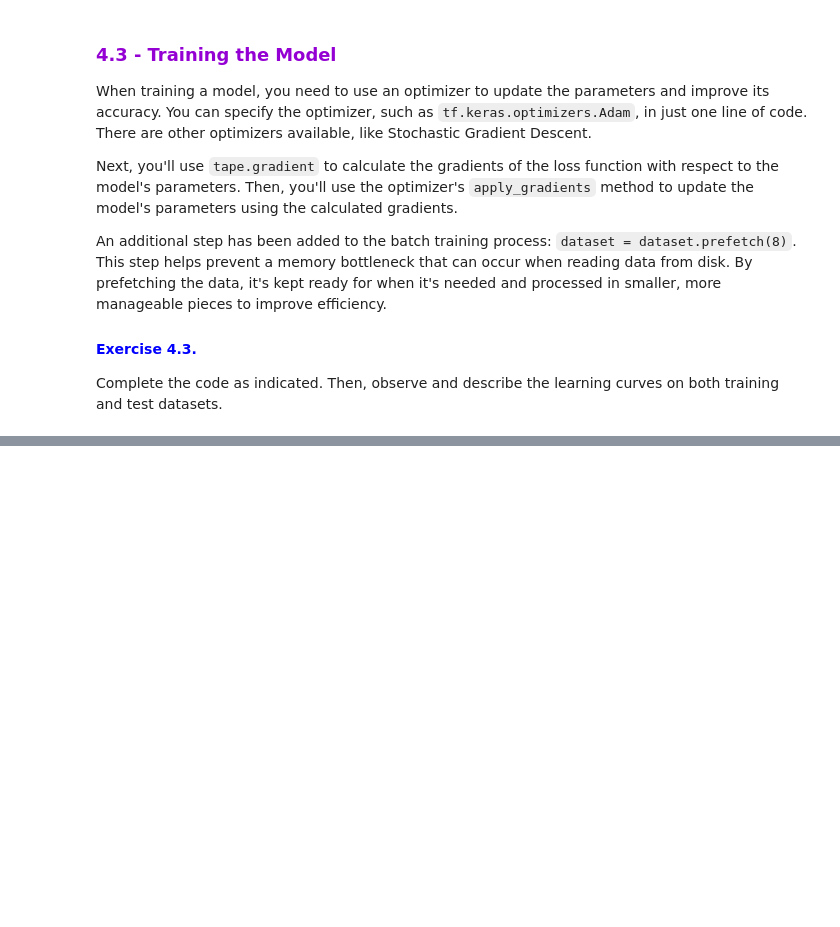
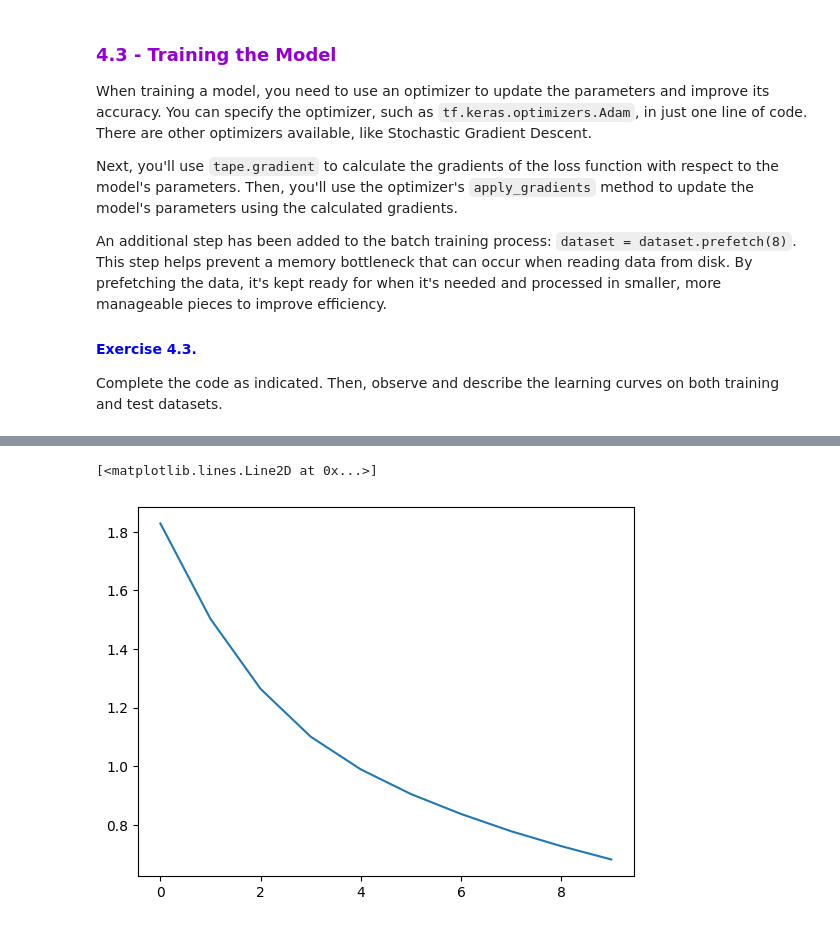
Before and after one commit to AquaBxSchool/2024-2025-ESIR-AA, a Jupyter notebook: TP1/AA_DEL_TP1_NN_TF_vstudents.ipynb, the cells around one changed output, grey strips where cells are left out. Drawn from its saved outputs; the diff is of its cells as text; code cells hidden in the pictures; blank space fills up the shorter version.

```diff
--- a/TP1/AA_DEL_TP1_NN_TF_vstudents.ipynb
+++ b/TP1/AA_DEL_TP1_NN_TF_vstudents.ipynb
@@ -494,7 +494,7 @@ def model(X_train, Y_train, X_test, Y_test, learning_rate=0.0001,
     # Adam optimizer
     # TODO
 
-    optimizer = tf.keras.optimizers.Adam()
+    optimizer = tf.keras.optimizers.Adam(learning_rate=learning_rate)
 
     # Create accuracy metrics
     train_accuracy = tf.keras.metrics.CategoricalAccuracy()
@@ -531,12 +531,12 @@ def model(X_train, Y_train, X_test, Y_test, learning_rate=0.0001,
 
                 # Perform forward propagation
                 # TODO
-                Z3 = forward_propagation(minibatch_X,parameters=parameters)
+                Z3 = forward_propagation(X=tf.transpose(minibatch_X),parameters=parameters)
 
                 # Compute the loss
                 # TODO
 
-                minibatch_total_loss = compute_total_loss(Z3,minibatch_Y)
+                minibatch_total_loss = compute_total_loss(Z3, labels=tf.transpose(minibatch_Y))
                 #print(f"Minibatch_Z3 shape: {Z3.shape}")
 
 
@@ -562,7 +562,9 @@ def model(X_train, Y_train, X_test, Y_test, learning_rate=0.0001,
             # Compute accuracy on the test set
             # TODO
             test_accuracy.reset_state()
-            test_accuracy.update_state(minibatch_Y, tf.transpose(Z3))
+            for minibatch_X, minibatch_Y in test_minibatches:
+                output = forward_propagation(X=tf.transpose(minibatch_X),parameters=parameters)
+                test_accuracy.update_state(minibatch_Y, tf.transpose(output))
 
             # Record cost and accuracy metrics
             # TODO
@@ -579,6 +600,11 @@ InvalidArgumentError: {{function_node __wrapped__MatMul_device_/job:localhost/re
 # %%
 # Plot the cost
 # TODO
+plt.figure()
+plt.plot(costs)
+# %% [output]
+[<matplotlib.lines.Line2D at 0x...>]
+[figure, added]
 # %%
 # Plot the train and test accuracy
 # TODO
```
Also changed, not shown: parts of 4 cells of this notebook.
